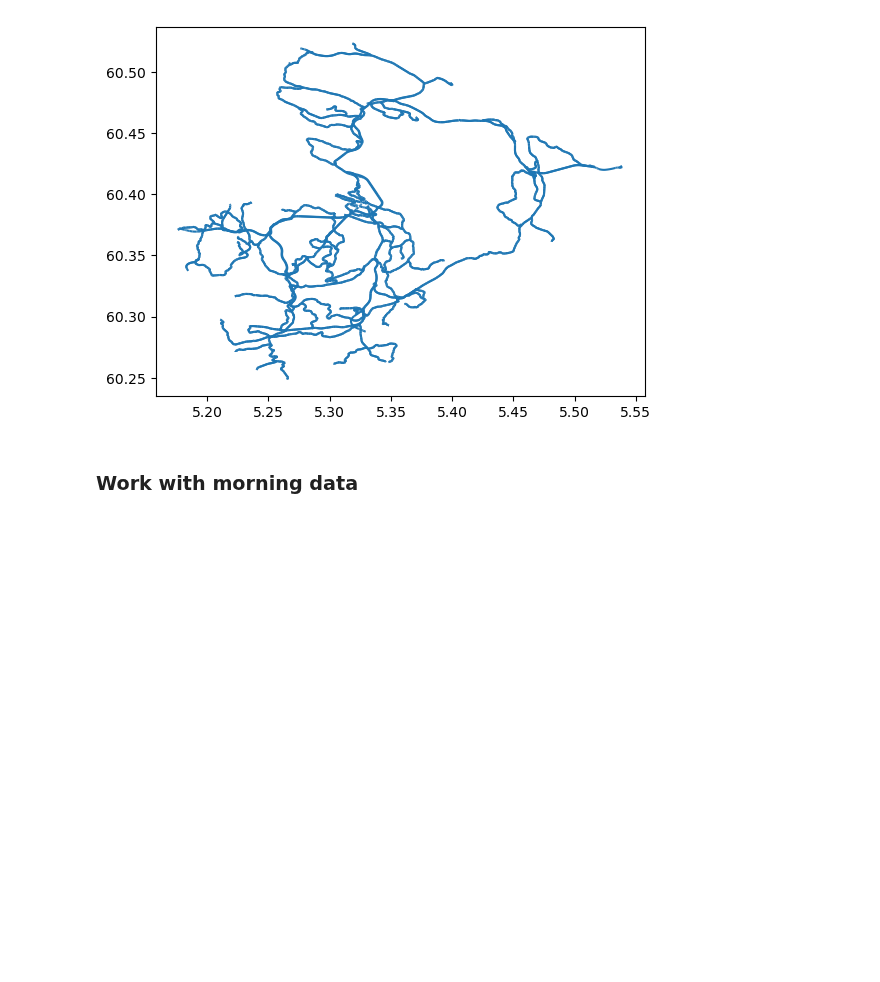
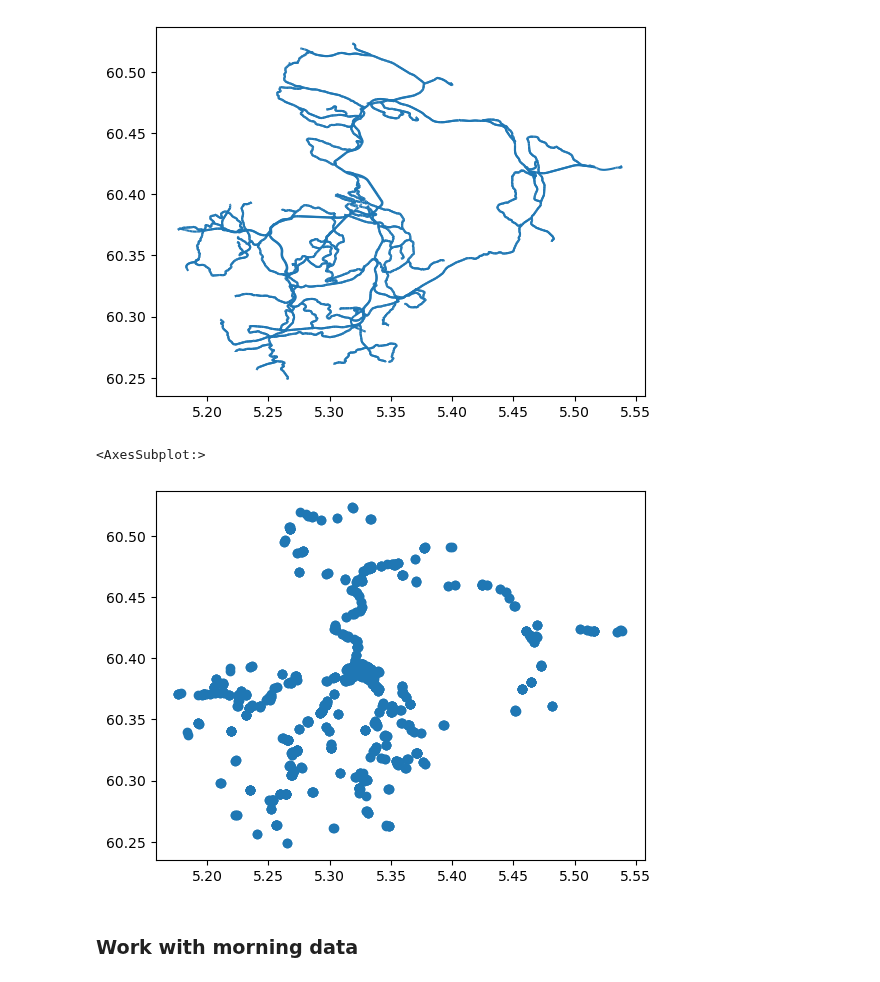
Before and after one commit to marco-scatassi/GeoSpatial-analysis, a Jupyter notebook: facility-location-Bergen/notebooks/4.visualization.ipynb, the cells around one changed output. Saved outputs shown, nothing was run; the diff lists cells and outputs as text; code cells hidden in the pictures; blank space fills up the shorter version.

Commit message:
added graph_analysis

```diff
--- a/facility-location-Bergen/notebooks/4.visualization.ipynb
+++ b/facility-location-Bergen/notebooks/4.visualization.ipynb
@@ -77,6 +79,11 @@ gdf.where(gdf["api_call_time"]==first_morning_date).dropna(how="all").plot()
 # %% [output]
 <AxesSubplot:>
 [figure]
+# %%
+gdf.set_geometry("geometry.extreme_point").where(gdf["api_call_time"]==first_morning_date).dropna(how="all").plot()
+# %% [output]
+<AxesSubplot:>
+[figure, added]
 # %% [markdown]
 ### Work with morning data
 # %% [markdown]
```
Also changed, not shown: parts of 5 cells of this notebook, 13 other files.
